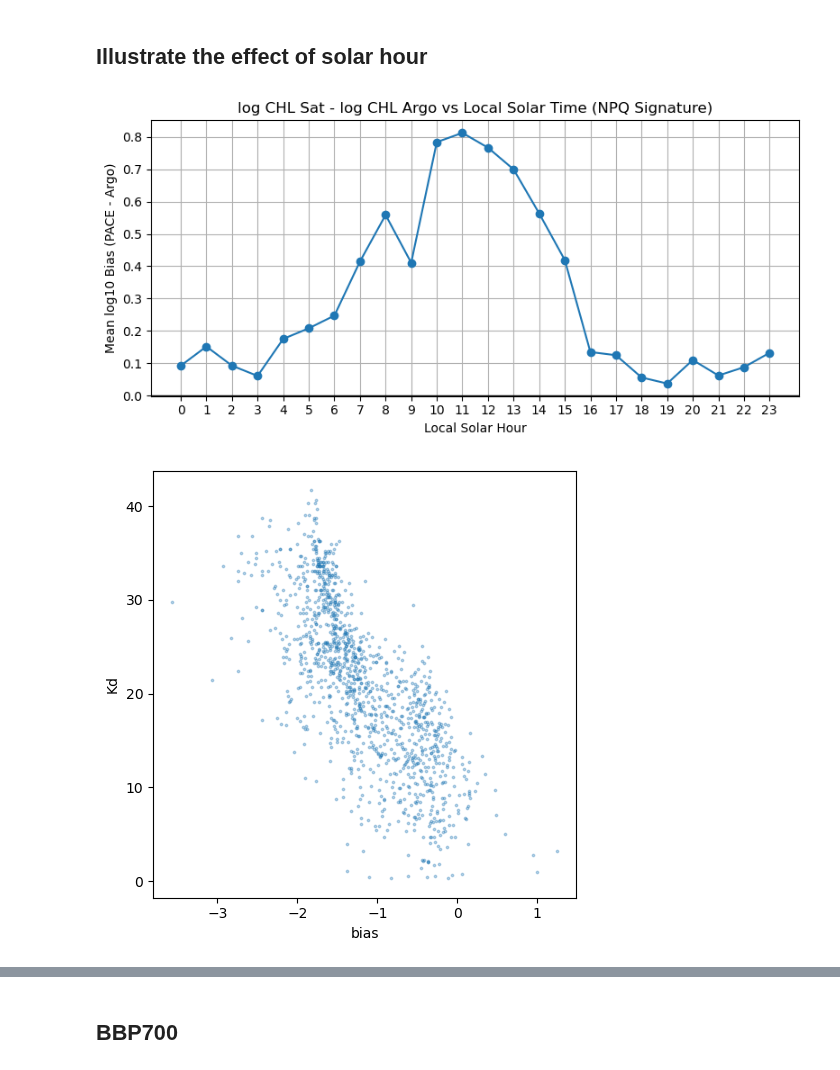
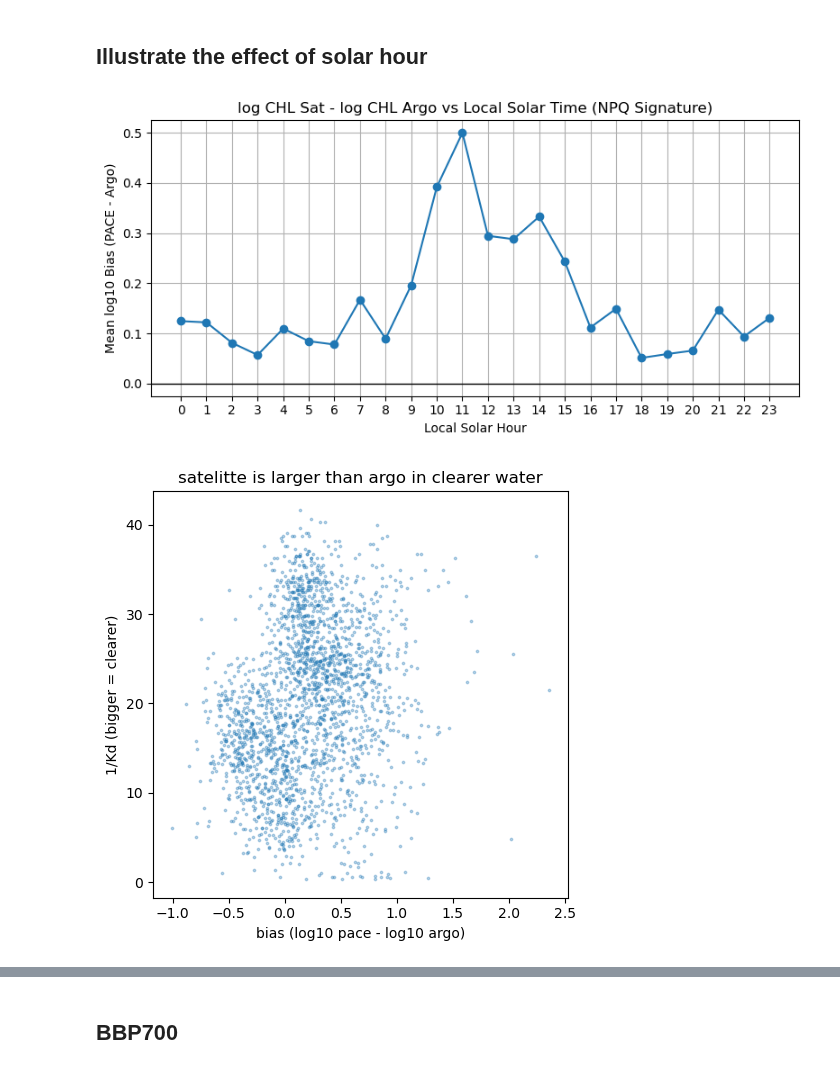
Before and after one commit to fish-pace/2025-tutorials, a Jupyter notebook: argo-matchups.ipynb, the cells around one changed output, grey strips where cells are left out. Saved outputs shown, nothing was run; the diff lists cells and outputs as text; code cells hidden in the pictures.

Commit message:
clean up and complete CHLA merged data

```diff
--- a/argo-matchups.ipynb
+++ b/argo-matchups.ipynb
@@ -606,7 +729,8 @@ import matplotlib.pyplot as plt
 #  CHL bias vs local solar time
 # ============================
 
-df = pd.read_parquet(f"tutorial_data/{var}_argo_Rss_chlor_a_Kd.parquet")
+df = pd.read_parquet("tutorial_data/CHLA_argo_profile_Rss_chlor_a_Kd.parquet")
+df = df.dropna(subset=["CHLA_0_10"])
 
 df_bias = df.copy()
 
@@ -650,38 +774,39 @@ plt.xticks(range(0, 24))
 plt.tight_layout()
 plt.show()
 # %% [output]
-[figure, old version]
+[figure, new version]
 # %%
-df = pd.read_parquet(f"tutorial_data/{var}_argo_Rss_chlor_a_Kd.parquet")
+df = pd.read_parquet("tutorial_data/CHLA_argo_profile_Rss_chlor_a_Kd.parquet")
+df = df.dropna(subset=["CHLA_0_10"])
 
 df_bias = df.copy()
 
 # --- Ensure datetime ---
 df_bias['TIME'] = pd.to_datetime(df_bias['TIME'], utc=True, errors='coerce')
 
 # --- Basic cleaning: drop rows missing key fields ---
 df_bias = df_bias.dropna(subset=['TIME', 'LONGITUDE', 'CHLA_0_10', 'pace_chlor_a'])
 
 # --- Remove non-positive CHL (can't take log10 of these) ---
 df_bias = df_bias[(df_bias['CHLA_0_10'] > 0) & (df_bias['pace_chlor_a'] > 0)]
 
 # --- Compute log10 CHL and bias (PACE - Argo) ---
-eps = 1e-6  # tiny offset for numerical safety, but we already filtered <=0
+eps = 1e-10  # tiny offset for numerical safety, but we already filtered <=0
 df_bias['log_chl_argo'] = np.log10(df_bias['CHLA_0_10'] + eps)
 df_bias['log_chl_sat'] = np.log10(df_bias['pace_chlor_a'] + eps)
 df_bias['bias'] = df_bias['log_chl_sat'] - df_bias['log_chl_argo']
 
 # Scatter plot
 plt.figure(figsize=(5, 5))
-plt.scatter(df_bias['log_chl_argo'], 1/df_bias['pace_Kd_490'], s=3, alpha=0.3)
+plt.scatter(df_bias['bias'], 1/df_bias['pace_Kd_490'], s=3, alpha=0.3)
 
-
-plt.xlabel("bias")
-plt.ylabel("Kd")
+plt.xlabel("bias (log10 pace - log10 argo)")
+plt.ylabel("1/Kd (bigger = clearer)")
+plt.title("satelitte is larger than argo in clearer water")
 plt.tight_layout()
 plt.show()
 # %% [output]
-[figure, old version]
+[figure, new version]
 # %%
 import numpy as np
 import matplotlib.pyplot as plt
```
Also changed, not shown: parts of 15 cells of this notebook, 17 other files.
